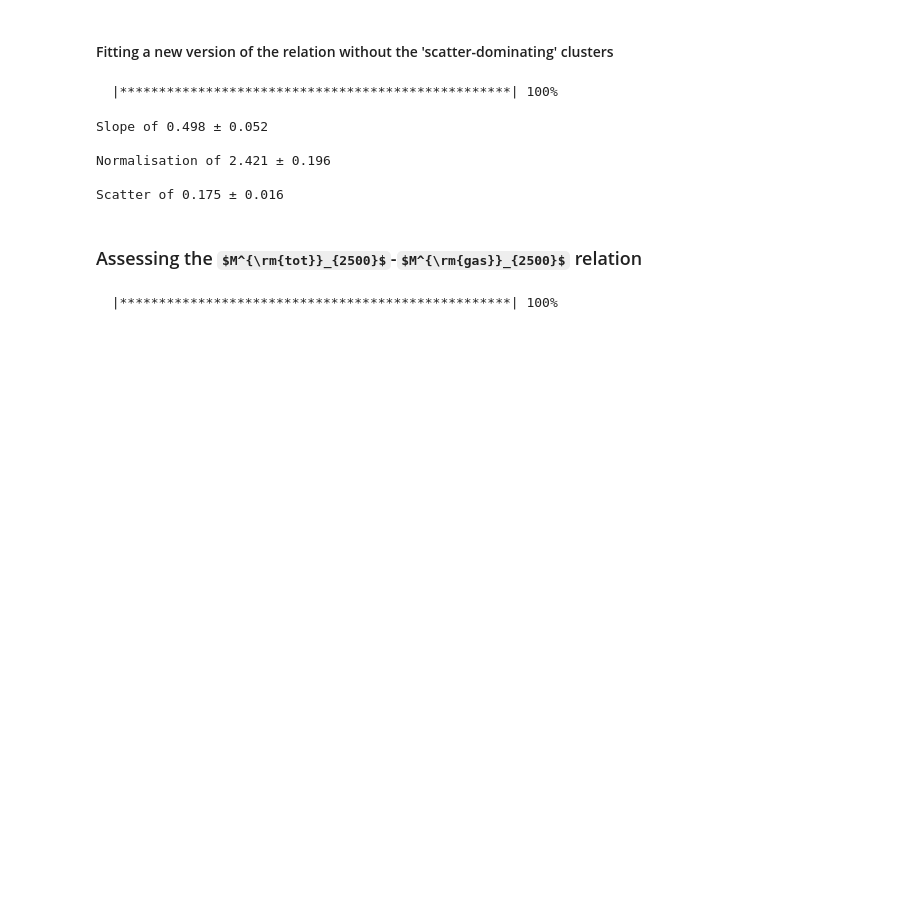
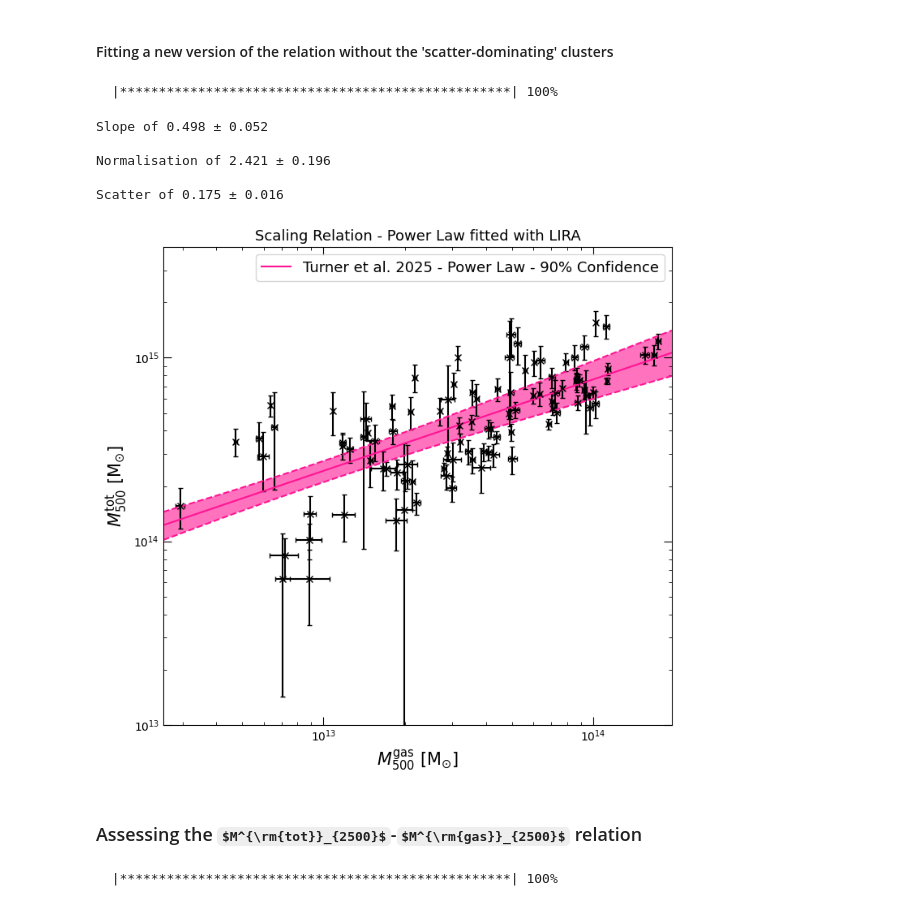
Before and after one commit to DavidT3/XCS-Mass-II-Analysis, a Jupyter notebook: notebooks/exploring_scatter/SDSSRM-XCS_mass-gasmass_jackknife.ipynb, the cells around one changed output. Cells and saved outputs as stored; diff of their text form; code cells hidden in the pictures; some formulas as TeX source; blank space fills up the shorter version.

```diff
--- a/notebooks/exploring_scatter/SDSSRM-XCS_mass-gasmass_jackknife.ipynb
+++ b/notebooks/exploring_scatter/SDSSRM-XCS_mass-gasmass_jackknife.ipynb
@@ -238,6 +238,10 @@ Slope of 0.498 ± 0.052
 Normalisation of 2.421 ± 0.196
 
 Scatter of 0.175 ± 0.016
+# %%
+mtot500_mgas500_wo_domin.view(figsize=(7.3, 7), y_lims=Quantity([1e+13, 4e+15], 'Msun'))
+# %% [output]
+[figure, added]
 # %% [markdown]
 ### Assessing the $M^{\rm{tot}}_{2500}$-$M^{\rm{gas}}_{2500}$ relation
 # %%
```
Also changed, not shown: parts of 4 cells of this notebook.
